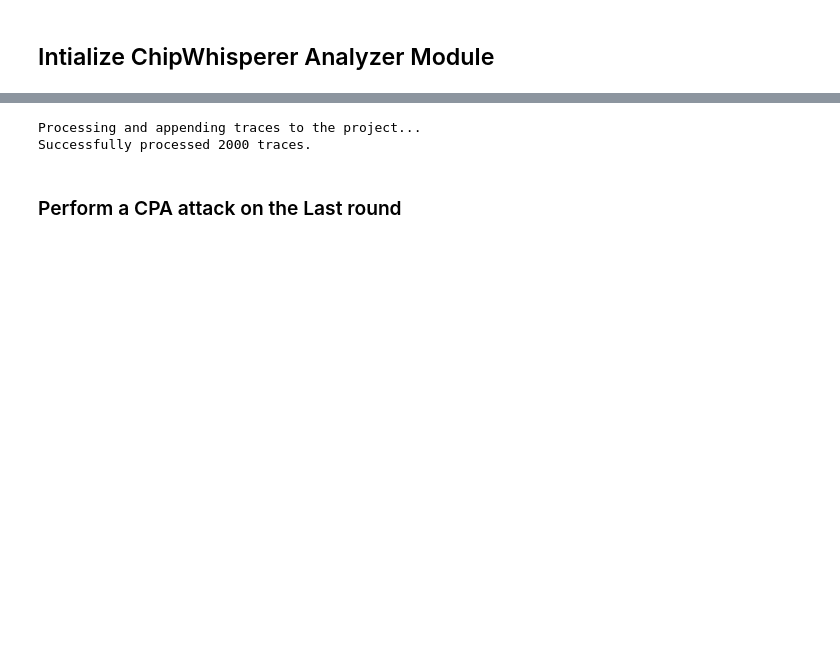
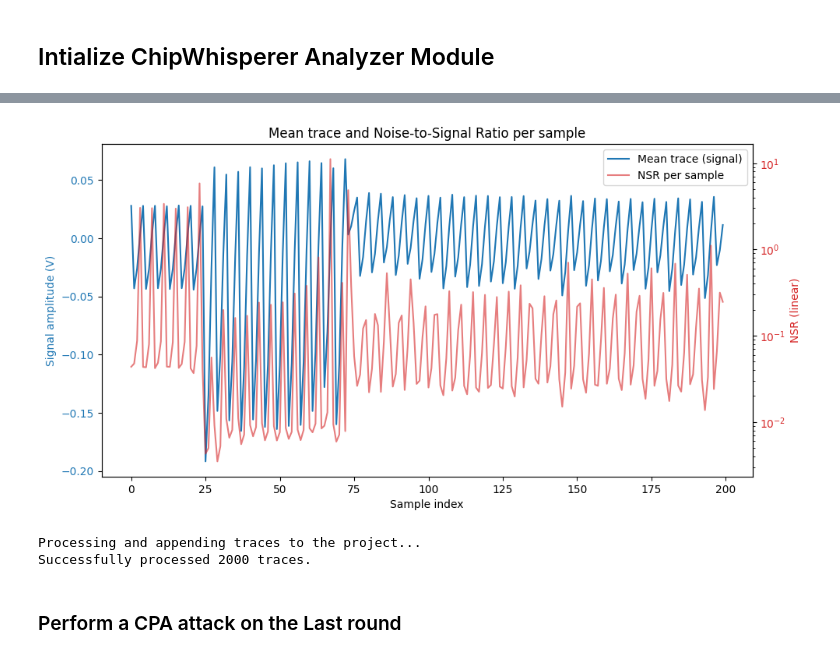
Before and after one commit to Tayebwa-ian/AdvSecEng25-SCA-framework, a Jupyter notebook: src/py/new_analysis.ipynb, the cells around one changed output, grey strips where cells are left out. Saved outputs shown, nothing was run; the diff lists cells and outputs as text; code cells hidden in the pictures; blank space fills up the shorter version.

```diff
--- a/src/py/new_analysis.ipynb
+++ b/src/py/new_analysis.ipynb
@@ -8,0 +57,90 @@ import os
+# %%
+def compute_and_plot_nsr(traces: np.ndarray, save_path: str | None = None):
+    """
+    Compute noise-to-signal ratio (NSR) for a set of aligned traces, and plot results.
+
+    Parameters
+    ----------
+    traces : np.ndarray
+        2D array of shape (n_traces, n_samples) containing aligned, scaled traces in volts.
+    save_path : str or None
+        If provided, path to save the plot (PNG). If None, plot is just shown.
+
+    Returns
+    -------
+    nsr_per_sample : np.ndarray
+        NSR (noise variance / signal variance) for each sample index.
+    overall_nsr : float
+        Average NSR across all sample points (linear scale).
+    """
+    if traces.ndim != 2:
+        raise ValueError("Expected traces as 2D array (n_traces, n_samples)")
+
+    n_traces, n_samples = traces.shape
+    print(f"[INFO] Calculating NSR for {n_traces} traces with {n_samples} samples each")
+
+    # Step 1: Compute the deterministic signal = mean waveform
+    mean_trace = np.mean(traces, axis=0)
+
+    # Step 2: Compute signal variance (variance of mean trace over time)
+    # Note: Here "signal variance" is computed across time, not across traces
+    signal_variance_per_sample = mean_trace**2  # squared mean = power at each point
+
+    # Step 3: Compute noise variance = mean over traces of (trace - mean_trace)^2
+    noise_variance_per_sample = np.mean((traces - mean_trace)**2, axis=0)
+
+    # Step 4: NSR = noise variance / signal variance (avoid div-by-zero)
+    # If signal variance is 0, set NSR to np.inf (pure noise)
+    with np.errstate(divide='ignore', invalid='ignore'):
+        nsr_per_sample = np.where(signal_variance_per_sample > 0,
+                                  noise_variance_per_sample / signal_variance_per_sample,
+                                  np.inf)
+
+    # Step 5: Compute overall NSR (mean over samples, ignoring infinities)
+    finite_nsr = nsr_per_sample[np.isfinite(nsr_per_sample)]
+    overall_nsr = np.mean(finite_nsr)
+    overall_snr = 1.0 / overall_nsr if overall_nsr != 0 else np.inf
+
+    # Print results in linear and dB scale
+    print(f"[RESULT] Overall NSR (linear): {overall_nsr:.6f}")
+    print(f"[RESULT] Overall NSR (dB): {10*np.log10(overall_nsr):.2f} dB")
+    print(f"[RESULT] Overall SNR (linear): {overall_snr:.6f}")
+    print(f"[RESULT] Overall SNR (dB): {10*np.log10(overall_snr):.2f} dB")
+
+    # Step 6: Plot
+    fig, ax1 = plt.subplots(figsize=(10, 5))
+    t_axis = np.arange(n_samples)  # sample index; replace with time scale if available
+
+    color_signal = 'tab:blue'
+    color_nsr = 'tab:red'
+
+    ax1.set_xlabel("Sample index")
+    ax1.set_ylabel("Signal amplitude (V)", color=color_signal)
+    ax1.plot(t_axis, mean_trace, color=color_signal, label="Mean trace (signal)")
+    ax1.tick_params(axis='y', labelcolor=color_signal)
+
+    ax2 = ax1.twinx()
+    ax2.set_ylabel("NSR (linear)", color=color_nsr)
+    ax2.plot(t_axis, nsr_per_sample, color=color_nsr, alpha=0.6, label="NSR per sample")
+    ax2.tick_params(axis='y', labelcolor=color_nsr)
+    ax2.set_yscale('log')  # log scale helps visualize small and large NSR
+
+    fig.tight_layout()
+    plt.title("Mean trace and Noise-to-Signal Ratio per sample")
+
+    # Combine legends from both axes
+    lines_1, labels_1 = ax1.get_legend_handles_labels()
+    lines_2, labels_2 = ax2.get_legend_handles_labels()
+    ax1.legend(lines_1 + lines_2, labels_1 + labels_2, loc='upper right')
+
+    if save_path:
+        plt.savefig(save_path, dpi=150)
+        print(f"[INFO] NSR plot saved to {save_path}")
+    else:
+        plt.show()
+
+    return nsr_per_sample, overall_nsr
+
+# usage:
+nsr_curve, avg_nsr = compute_and_plot_nsr(traces)
+# %% [output]
@@ -9 +152,2 @@ import os
+[figure, added]
 # %%
```
Also changed, not shown: parts of 6 cells of this notebook, 8 other files.
